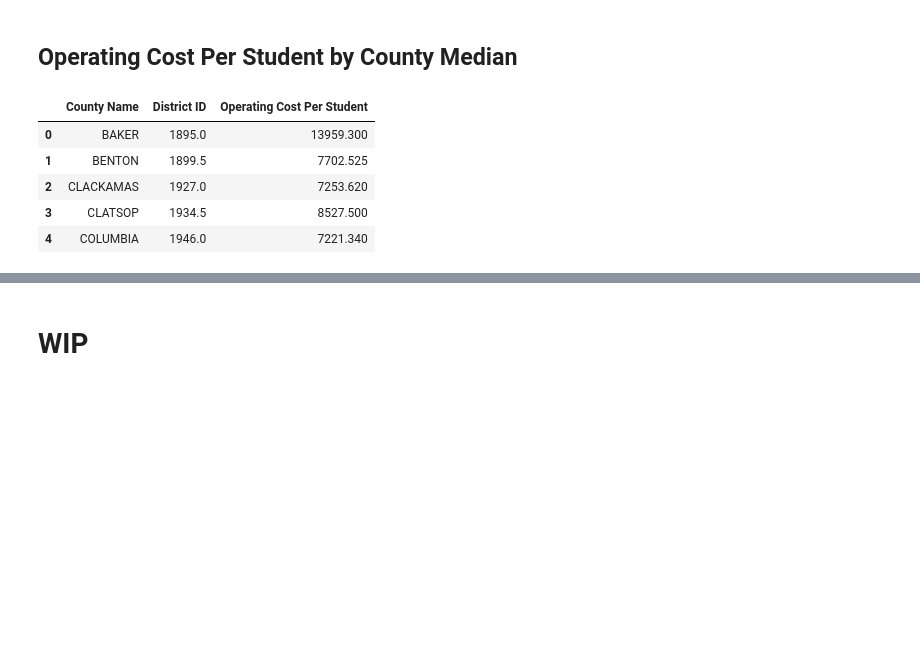
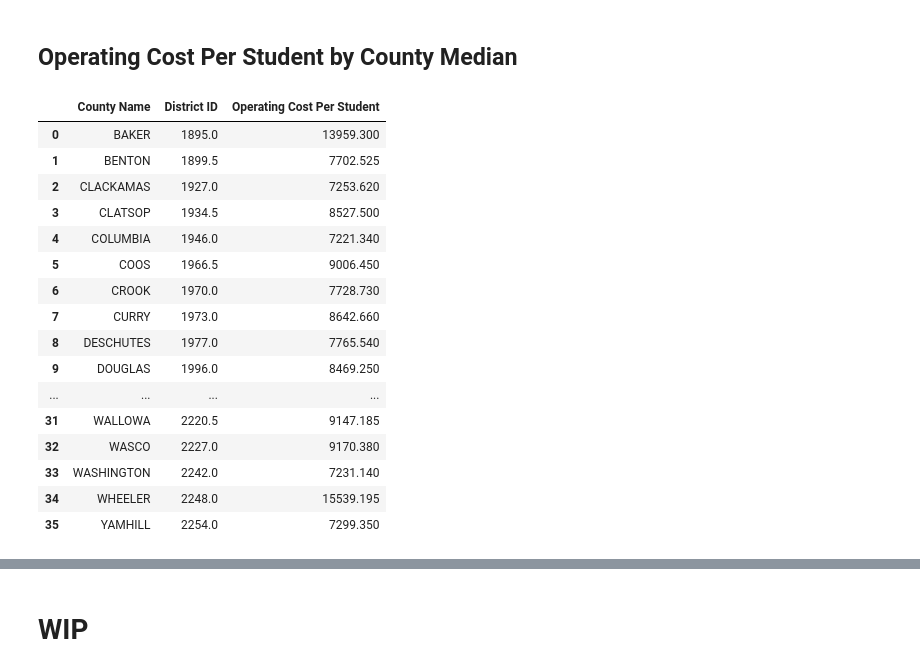
Before and after one commit to alangrafu/oregon-education-costs, a Jupyter notebook: Education costs in Oregon.ipynb, the cells around one changed output, grey strips where cells are left out. Cells and saved outputs as stored; diff of their text form; code cells hidden in the pictures; blank space fills up the shorter version.

```diff
--- a/Education costs in Oregon.ipynb
+++ b/Education costs in Oregon.ipynb
@@ -93,12 +93,23 @@ Name: County Name, dtype: int64
 # %%
 # median = middle value of a range of values
 county_medians = df.groupby(['County Name']).median()
-county_medians = county_medians.reset_index()
-county_medians.head()
+county_medians = county_medians.reset_index() # reset_index cleans up the data structure
+county_medians
 # %% [output]
 |  | County Name | District ID | Operating Cost Per Student |
 | 0 | BAKER | 1895.0 | 13959.300 |
 | 1 | BENTON | 1899.5 | 7702.525 |
 | 2 | CLACKAMAS | 1927.0 | 7253.620 |
 | 3 | CLATSOP | 1934.5 | 8527.500 |
 | 4 | COLUMBIA | 1946.0 | 7221.340 |
+| 5 | COOS | 1966.5 | 9006.450 |
+| 6 | CROOK | 1970.0 | 7728.730 |
+| 7 | CURRY | 1973.0 | 8642.660 |
+| 8 | DESCHUTES | 1977.0 | 7765.540 |
+| 9 | DOUGLAS | 1996.0 | 8469.250 |
+| ... | ... | ... | ... |
+| 31 | WALLOWA | 2220.5 | 9147.185 |
+| 32 | WASCO | 2227.0 | 9170.380 |
+| 33 | WASHINGTON | 2242.0 | 7231.140 |
+| 34 | WHEELER | 2248.0 | 15539.195 |
+| 35 | YAMHILL | 2254.0 | 7299.350 |
```
Also changed, not shown: parts of 1 cell of this notebook.
